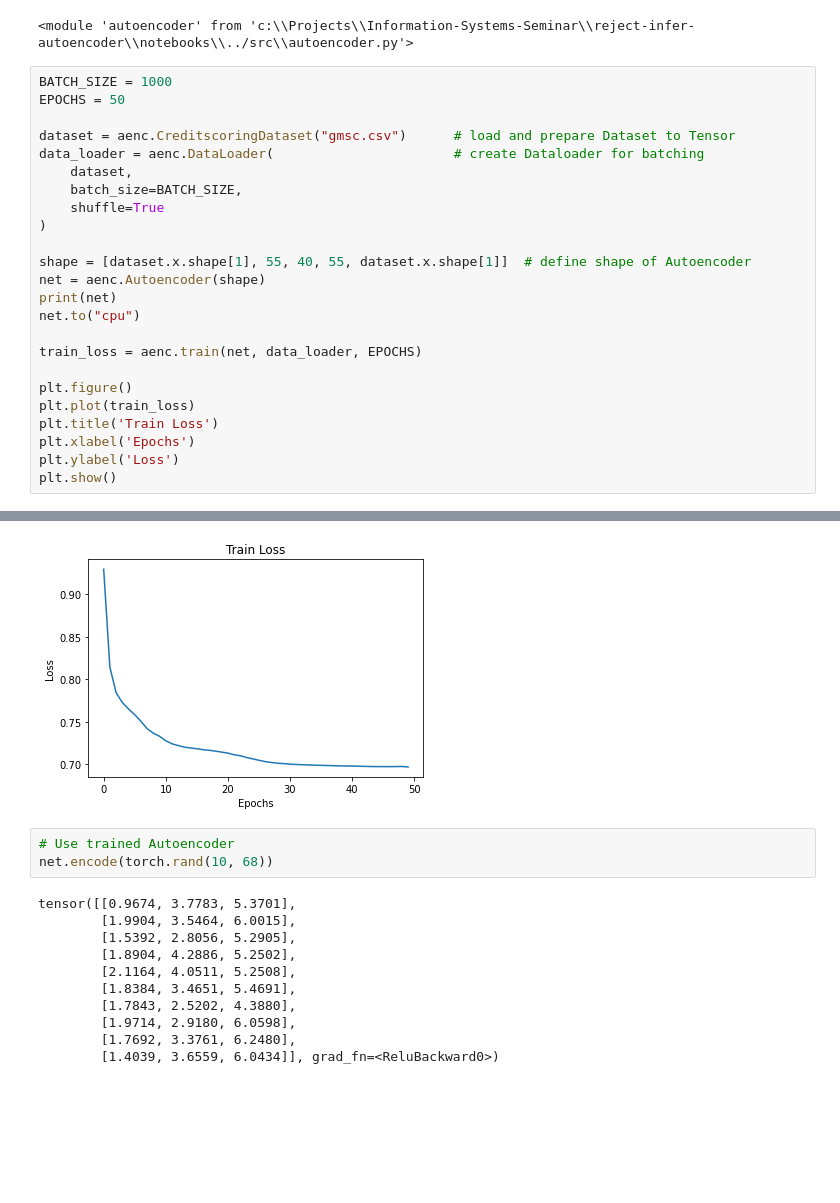
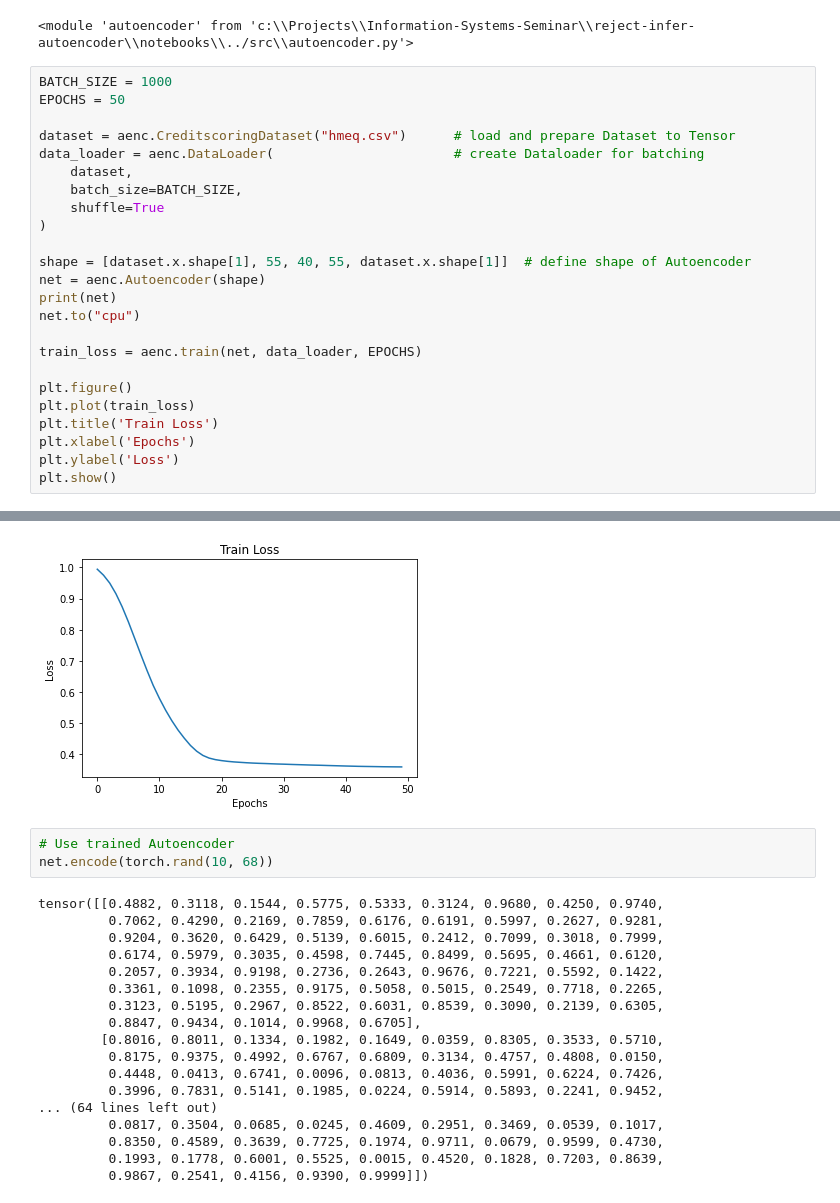
Before and after one commit to lukasvoege/reject-infer-autoencoder, a Jupyter notebook: notebooks/playground.ipynb, the cells around one changed output, grey strips where cells are left out. Saved outputs shown, nothing was run; the diff lists cells and outputs as text; blank space fills up the shorter version.

```diff
--- a/notebooks/playground.ipynb
+++ b/notebooks/playground.ipynb
@@ -143,7 +70,7 @@ importlib.reload(aenc)
 BATCH_SIZE = 1000
 EPOCHS = 50
 
-dataset = aenc.CreditscoringDataset("gmsc.csv")      # load and prepare Dataset to Tensor
+dataset = aenc.CreditscoringDataset("hmeq.csv")      # load and prepare Dataset to Tensor
 data_loader = aenc.DataLoader(                       # create Dataloader for batching
     dataset,
     batch_size=BATCH_SIZE,
@@ -184,15 +111,22 @@ Epoch 50 of 50, Train Loss: 0.697
-[figure, old version]
+[figure, new version]
 # %%
 # Use trained Autoencoder
 net.encode(torch.rand(10, 68))
 # %% [output]
-tensor([[0.9674, 3.7783, 5.3701],
-        [1.9904, 3.5464, 6.0015],
-        [1.5392, 2.8056, 5.2905],
-        [1.8904, 4.2886, 5.2502],
-        [2.1164, 4.0511, 5.2508],
-        [1.8384, 3.4651, 5.4691],
-        [1.7843, 2.5202, 4.3880],
-        [1.9714, 2.9180, 6.0598],
-        [1.7692, 3.3761, 6.2480],
-        [1.4039, 3.6559, 6.0434]], grad_fn=<ReluBackward0>)
+tensor([[0.4882, 0.3118, 0.1544, 0.5775, 0.5333, 0.3124, 0.9680, 0.4250, 0.9740,
+         0.7062, 0.4290, 0.2169, 0.7859, 0.6176, 0.6191, 0.5997, 0.2627, 0.9281,
+         0.9204, 0.3620, 0.6429, 0.5139, 0.6015, 0.2412, 0.7099, 0.3018, 0.7999,
+         0.6174, 0.5979, 0.3035, 0.4598, 0.7445, 0.8499, 0.5695, 0.4661, 0.6120,
+         0.2057, 0.3934, 0.9198, 0.2736, 0.2643, 0.9676, 0.7221, 0.5592, 0.1422,
+         0.3361, 0.1098, 0.2355, 0.9175, 0.5058, 0.5015, 0.2549, 0.7718, 0.2265,
+         0.3123, 0.5195, 0.2967, 0.8522, 0.6031, 0.8539, 0.3090, 0.2139, 0.6305,
+         0.8847, 0.9434, 0.1014, 0.9968, 0.6705],
+        [0.8016, 0.8011, 0.1334, 0.1982, 0.1649, 0.0359, 0.8305, 0.3533, 0.5710,
+         0.8175, 0.9375, 0.4992, 0.6767, 0.6809, 0.3134, 0.4757, 0.4808, 0.0150,
+         0.4448, 0.0413, 0.6741, 0.0096, 0.0813, 0.4036, 0.5991, 0.6224, 0.7426,
+         0.3996, 0.7831, 0.5141, 0.1985, 0.0224, 0.5914, 0.5893, 0.2241, 0.9452,
+... (64 lines left out)
+         0.0817, 0.3504, 0.0685, 0.0245, 0.4609, 0.2951, 0.3469, 0.0539, 0.1017,
+         0.8350, 0.4589, 0.3639, 0.7725, 0.1974, 0.9711, 0.0679, 0.9599, 0.4730,
+         0.1993, 0.1778, 0.6001, 0.5525, 0.0015, 0.4520, 0.1828, 0.7203, 0.8639,
+         0.9867, 0.2541, 0.4156, 0.9390, 0.9999]])
```
Also changed, not shown: parts of 2 cells of this notebook, 4 other files.
